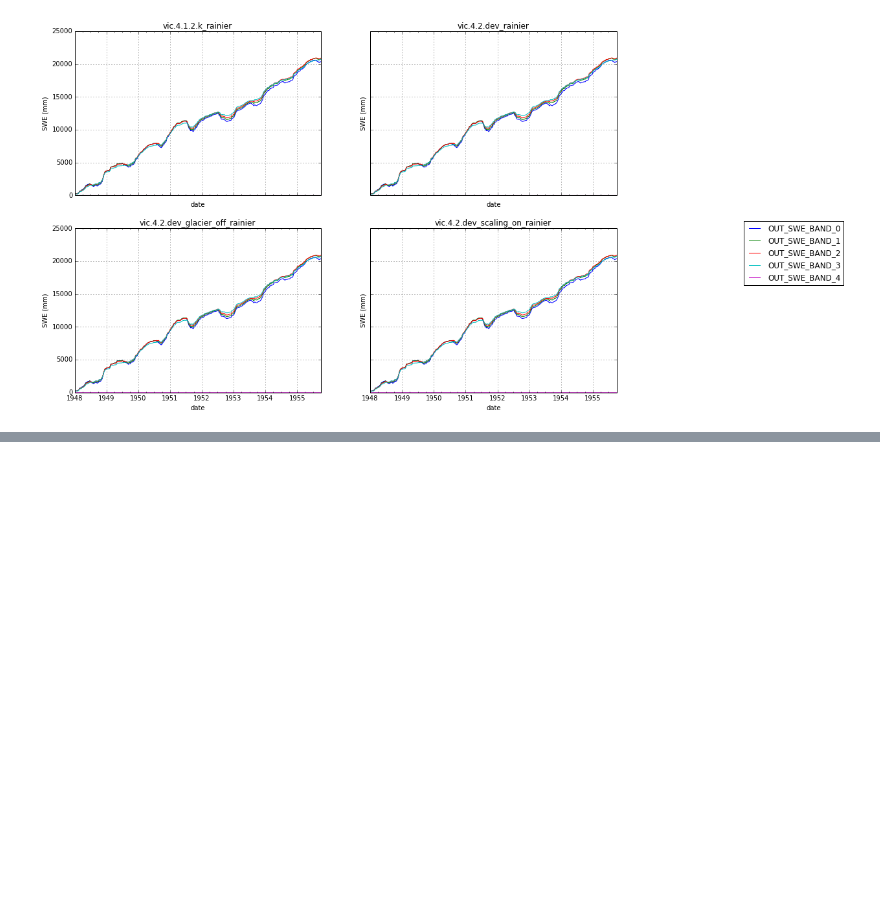
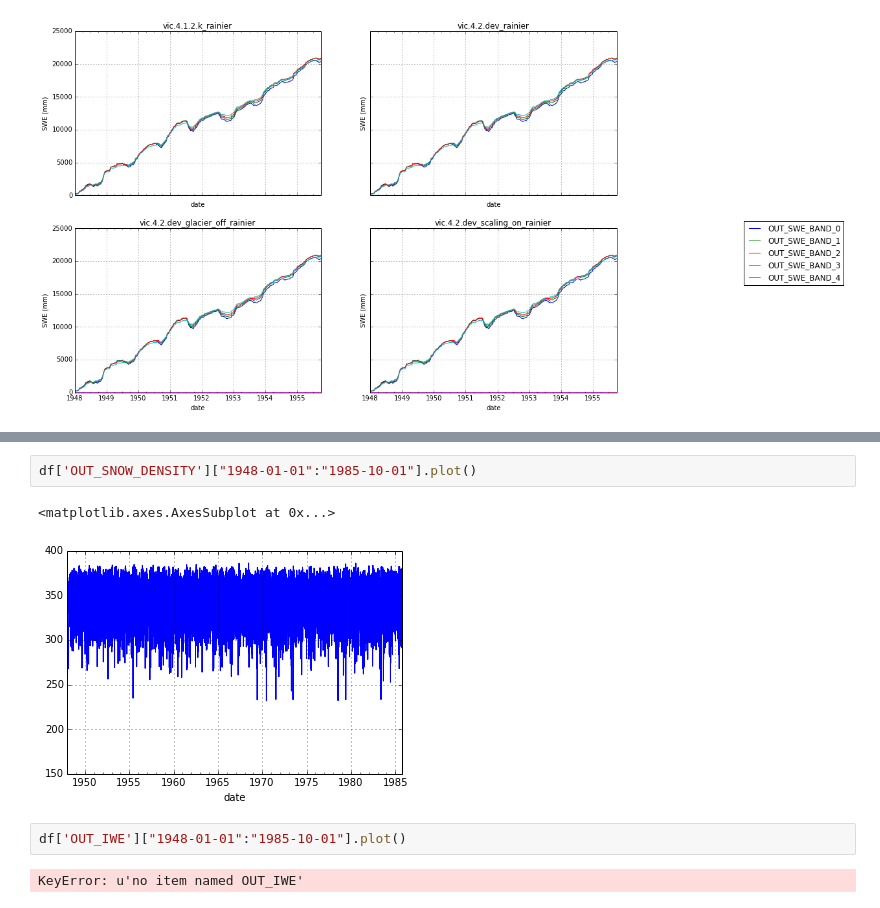
Before and after one commit to jhamman/VIC_glacier, a Jupyter notebook: notebooks/VIC_Glacier_Analysis_Rainier.ipynb, the cells around one changed output, grey strips where cells are left out. Saved outputs shown, nothing was run; the diff lists cells and outputs as text; blank space fills up the shorter version.

```diff
--- a/notebooks/VIC_Glacier_Analysis_Rainier.ipynb
+++ b/notebooks/VIC_Glacier_Analysis_Rainier.ipynb
@@ -72,0 +93,9 @@ for band in xrange(5):
+# %%
+df['OUT_SNOW_DENSITY']["1948-01-01":"1985-10-01"].plot()
+# %% [output]
+<matplotlib.axes.AxesSubplot at 0x...>
+[figure, added]
+# %%
+df['OUT_IWE']["1948-01-01":"1985-10-01"].plot()
+# %% [output]
+KeyError: u'no item named OUT_IWE'
```
Also changed, not shown: parts of 3 cells of this notebook, 2 other files.
